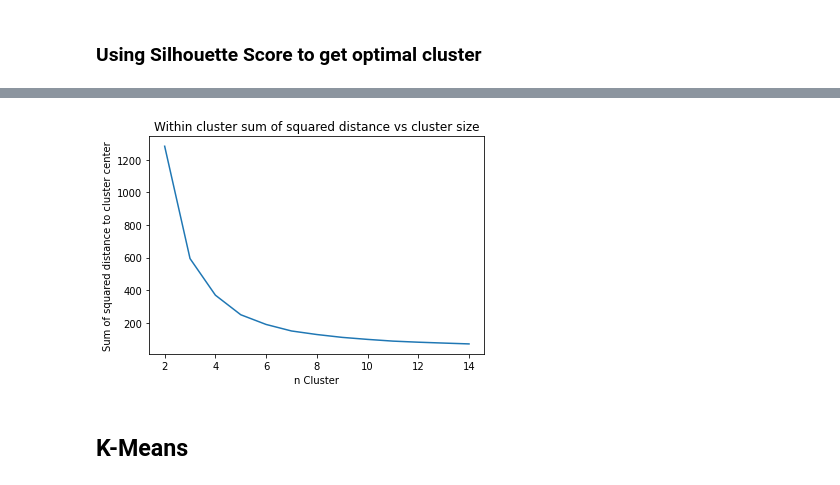
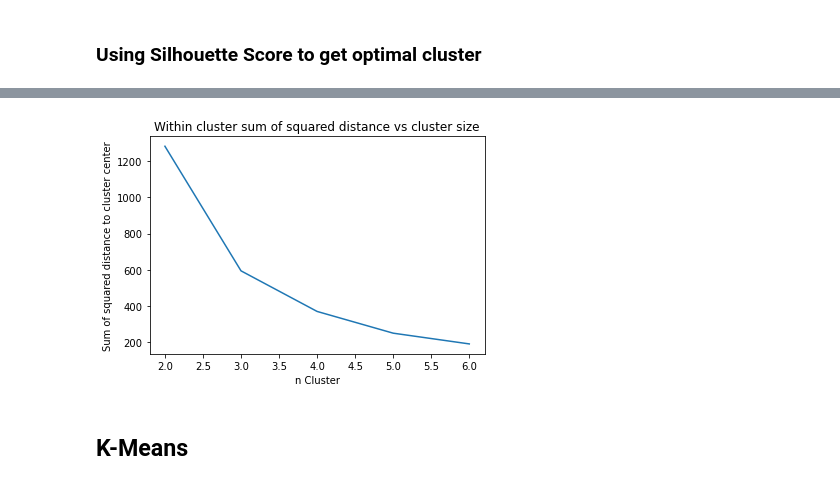
Before and after one commit to dion-ricky/future-data-1, a Jupyter notebook: notebook/2021-08-13_Unsupervised.ipynb, the cells around one changed output, grey strips where cells are left out. Drawn from its saved outputs; the diff is of its cells as text; code cells hidden in the pictures.

```diff
--- a/notebook/2021-08-13_Unsupervised.ipynb
+++ b/notebook/2021-08-13_Unsupervised.ipynb
@@ -18,7 +18,7 @@ from util.dbconn import DbConn
 WAREHOUSE_CONN = {
     'user': 'postgres',
     'password': 'qshOke46RvOg0',
-    'host': 'localhost',
+    'host': '10.128.0.2',
     'port': '8084',
     'dbname': 'postgres'
 }
@@ -666,7 +667,7 @@ silhouette_score(rfm_eval.loc[:, ['recency_tier', 'frequency_tier', 'monetary_ti
 from sklearn.preprocessing import MinMaxScaler
 # %%
 df = customer_rfm.copy()
-df = df.loc[:, ['last_order_days', 'order_count', 'avg_spending']]
+df = df.loc[:, ['last_order_days', 'count_order', 'total_spending']]
 # %%
 df = df.dropna()
 # %%
@@ -674,7 +675,7 @@ df = df.dropna()
 # %%
 mmscaler = MinMaxScaler()
 df = pd.DataFrame(mmscaler.fit_transform(df))
-df.columns = ['last_order_days', 'order_count', 'avg_spending']
+df.columns = ['last_order_days', 'count_order', 'total_spending']
 # %%
 display(df.head(10))
 # %% [output]
@@ -741,25 +722,25 @@ KeyboardInterrupt:
 # %%
 df1 = df.copy()
 
 n_cluster = []
 inertia_values = []
 
-for i in range(2,15):
+for i in range(2,7):
     kmeans = KMeans(n_clusters=i, random_state=111)
     y = kmeans.fit_predict(df1)
     n_cluster.append(i)
     inertia_values.append(kmeans.inertia_)
 
 fig, ax = plt.subplots()
 
 ax.plot(n_cluster, inertia_values)
 ax.set_title('Within cluster sum of squared distance vs cluster size')
 ax.set_xlabel('n Cluster')
 ax.set_ylabel('Sum of squared distance to cluster center')
 
 plt.show()
 # %% [output]
-[figure, old version]
+[figure, new version]
 # %% [markdown]
 ## K-Means
 # %%
```
Also changed, not shown: parts of 16 cells of this notebook.
